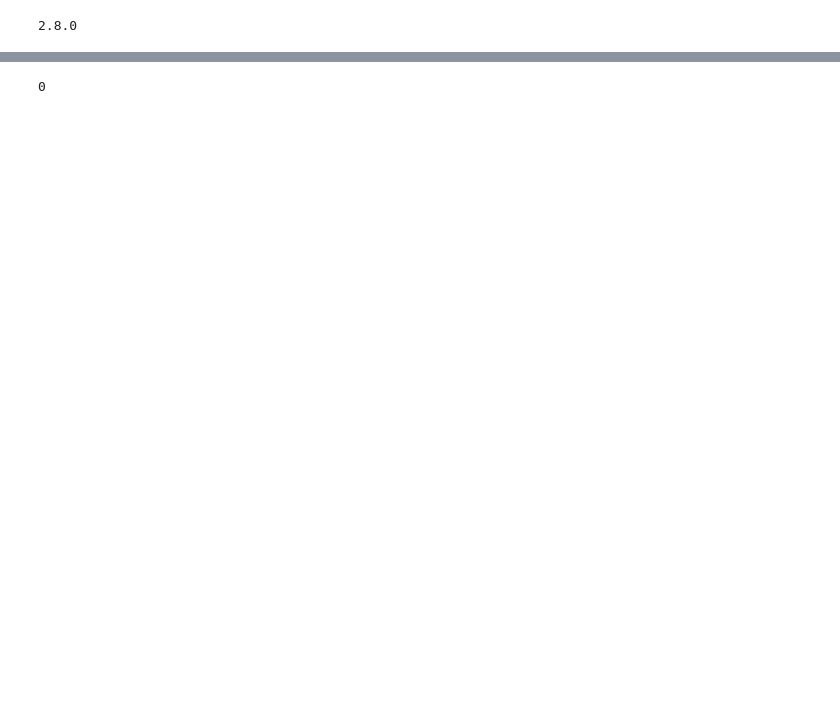
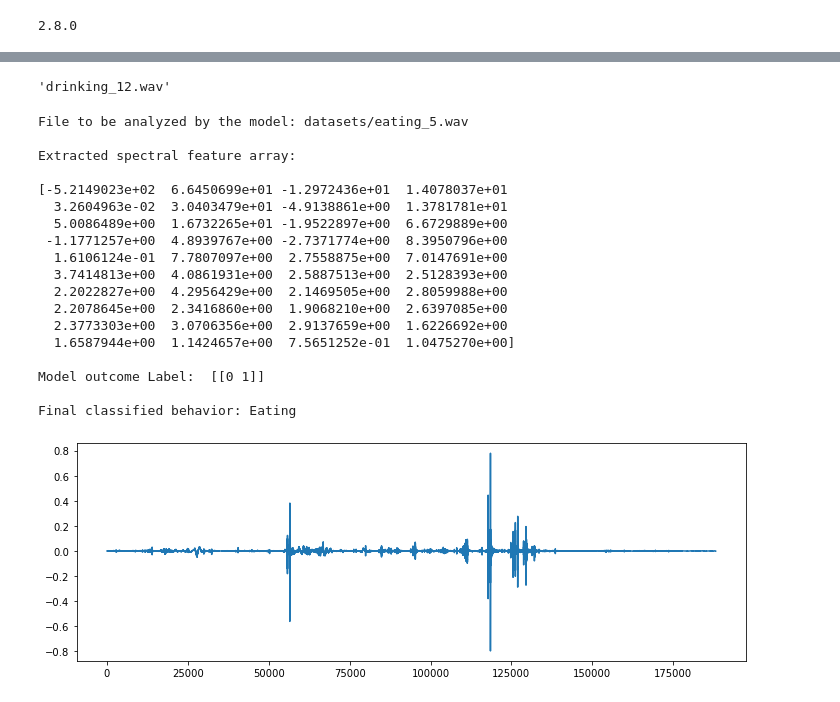
Before and after one commit to djarufes/smartPetMonitor, a Jupyter notebook: audioModel/Audio Data Pre-Processing and Model Training.ipynb, the cells around one changed output, grey strips where cells are left out. Cells and saved outputs as stored; diff of their text form; code cells hidden in the pictures; blank space fills up the shorter version.

```diff
--- a/audioModel/Audio Data Pre-Processing and Model Training.ipynb
+++ b/audioModel/Audio Data Pre-Processing and Model Training.ipynb
@@ -437,5 +394,68 @@ Final classified behavior: Eating
 # %%
 import random
-print(random.randint(0,1))
+drink_or_eat = str(random.randint(0,1))
+file_num = str(random.randint(1,22))
+if drink_or_eat == '0':
+    string="drinking"
+elif drink_or_eat == '1':
+    string ="eating"
+testfile = string+"_"+file_num+".wav"
+testfile
 # %% [output]
-0
+'drinking_12.wav'
+# %%
+#Randomly select a file from validation set
+import random
+drink_or_eat = str(random.randint(0,1))
+file_num = str(random.randint(1,22))
+if drink_or_eat == '0':
+    string="drinking"
+elif drink_or_eat == '1':
+    string ="eating"
+testfile = string+"_"+file_num+".wav"
+
+#File to be analyzed
+filename='datasets/'+testfile
+print("File to be analyzed by the model: "+filename,"\n")
+
+#Feeding the audio data into the model
+audio, sample_rate = librosa.load(filename, res_type='kaiser_fast')
+mfccs_features = librosa.feature.mfcc(y=audio, sr=sample_rate, n_mfcc=40)
+mfccs_scaled_features = np.mean(mfccs_features.T,axis=0)
+librosa_audio_data,librosa_sample_rate=librosa.load(filename)
+plt.figure(figsize=(12, 4))
+plt.plot(librosa_audio_data)
+
+print("Extracted spectral feature array: \n")
+print(mfccs_scaled_features)
+
+mfccs_scaled_features=mfccs_scaled_features.reshape(1,-1)
+predicted_label=(model.predict(mfccs_scaled_features) > 0.5).astype("int32")
+print("\nModel outcome Label: ", predicted_label)
+
+#Interpreting the analyzed data from model
+if predicted_label[0][0] == 1:
+    final_behavior = "Drinking"
+elif predicted_label[0][0] == 0:
+    final_behavior = "Eating"
+print("\nFinal classified behavior: "+final_behavior)
+# %% [output]
+File to be analyzed by the model: datasets/eating_5.wav
+
+Extracted spectral feature array:
+
+[-5.2149023e+02  6.6450699e+01 -1.2972436e+01  1.4078037e+01
+  3.2604963e-02  3.0403479e+01 -4.9138861e+00  1.3781781e+01
+  5.0086489e+00  1.6732265e+01 -1.9522897e+00  6.6729889e+00
+ -1.1771257e+00  4.8939767e+00 -2.7371774e+00  8.3950796e+00
+  1.6106124e-01  7.7807097e+00  2.7558875e+00  7.0147691e+00
+  3.7414813e+00  4.0861931e+00  2.5887513e+00  2.5128393e+00
+  2.2022827e+00  4.2956429e+00  2.1469505e+00  2.8059988e+00
+  2.2078645e+00  2.3416860e+00  1.9068210e+00  2.6397085e+00
+  2.3773303e+00  3.0706356e+00  2.9137659e+00  1.6226692e+00
+  1.6587944e+00  1.1424657e+00  7.5651252e-01  1.0475270e+00]
+
+Model outcome Label:  [[0 1]]
+
+Final classified behavior: Eating
+[figure, new version]
```
Also changed, not shown: parts of 12 cells of this notebook, 1 other file.
